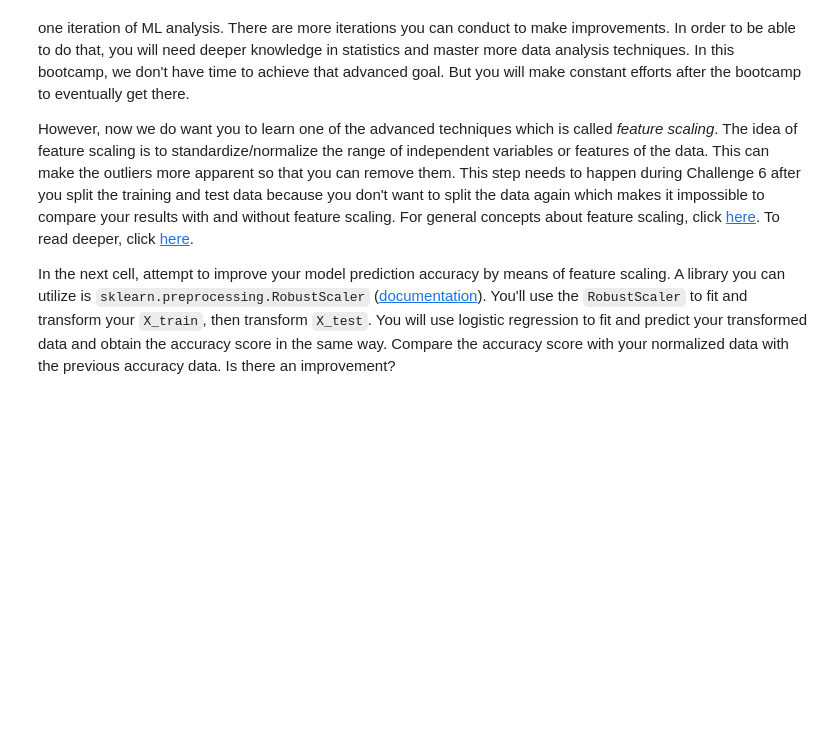
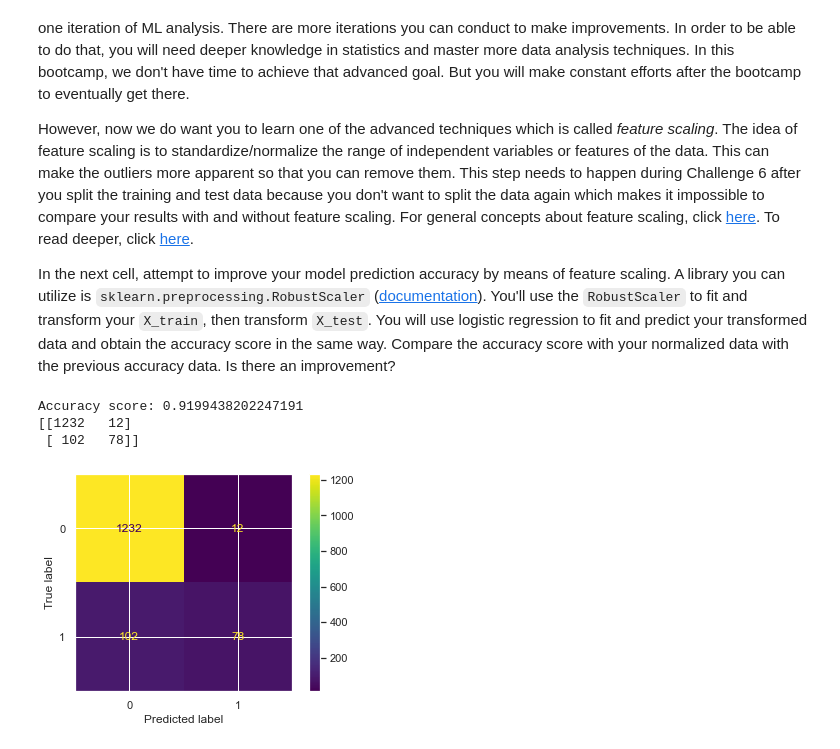
Before and after one commit to ta-data-mexpt/lab-supervised-learning, a Jupyter notebook: your-code/main.ipynb, the cells around one changed output. Drawn from its saved outputs; the diff is of its cells as text; code cells hidden in the pictures; blank space fills up the shorter version.

```diff
--- a/your-code/main.ipynb
+++ b/your-code/main.ipynb
@@ -504,0 +507,17 @@ In the next cell, attempt to improve your model prediction accuracy by means of
+# %%
+scaler=RobustScaler()
+# %%
+X_train_scaled=scaler.fit_transform(X_train)
+X_test_scaled=scaler.transform(X_test)
+# %%
+logreg_scaled=LogisticRegression(max_iter=1000)
+logreg_scaled.fit(X_train_scaled,y_train)
+y_pred_scaled=logreg_scaled.predict(X_test_scaled)
+print(f'Accuracy score: {accuracy_score(y_test,y_pred_scaled)}')
+print(confusion_matrix(y_test,y_pred_scaled))
+plot_confusion_matrix(logreg_scaled,X_test_scaled,y_test);
+# %% [output]
+Accuracy score: 0.9199438202247191
+[[1232   12]
+ [ 102   78]]
+[figure, added]
```
Also changed, not shown: parts of 9 cells of this notebook.
